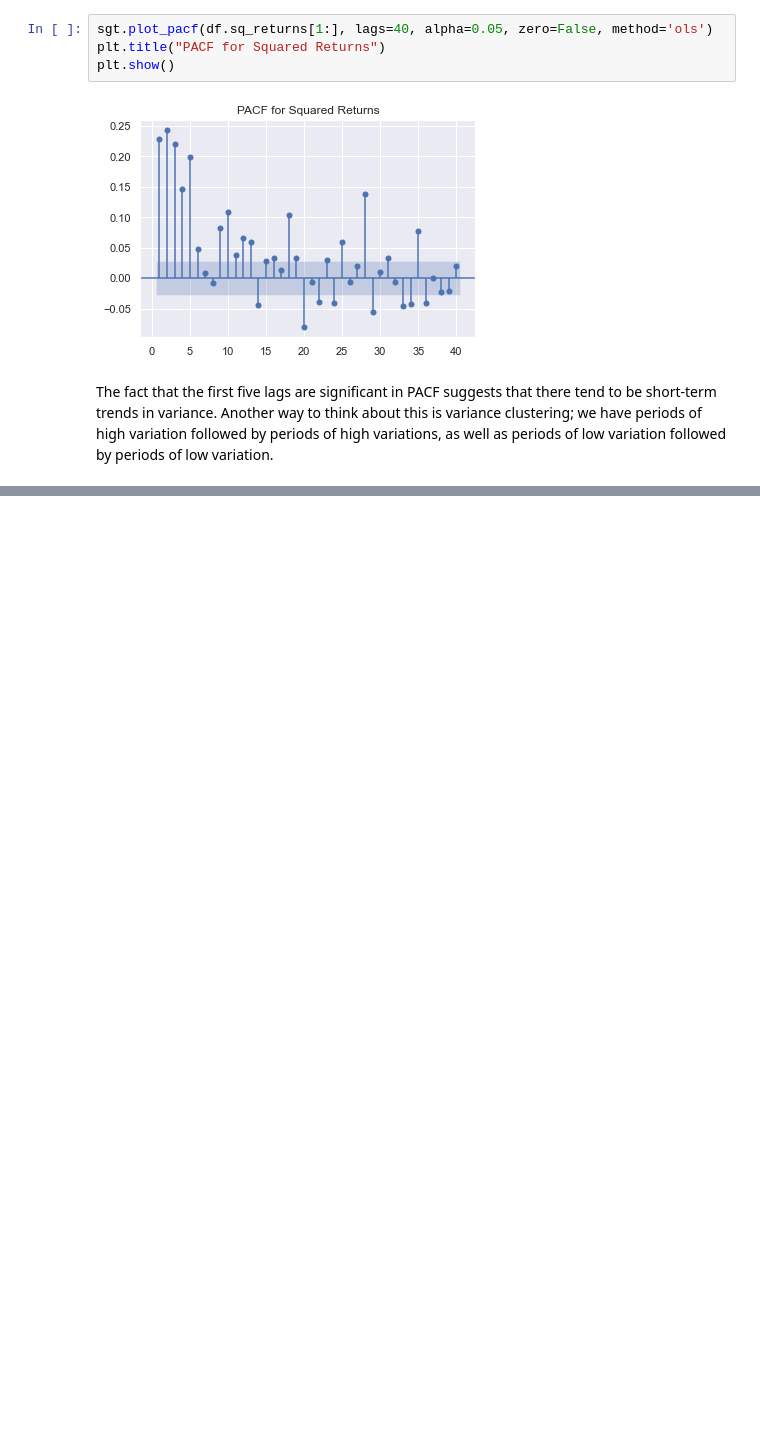
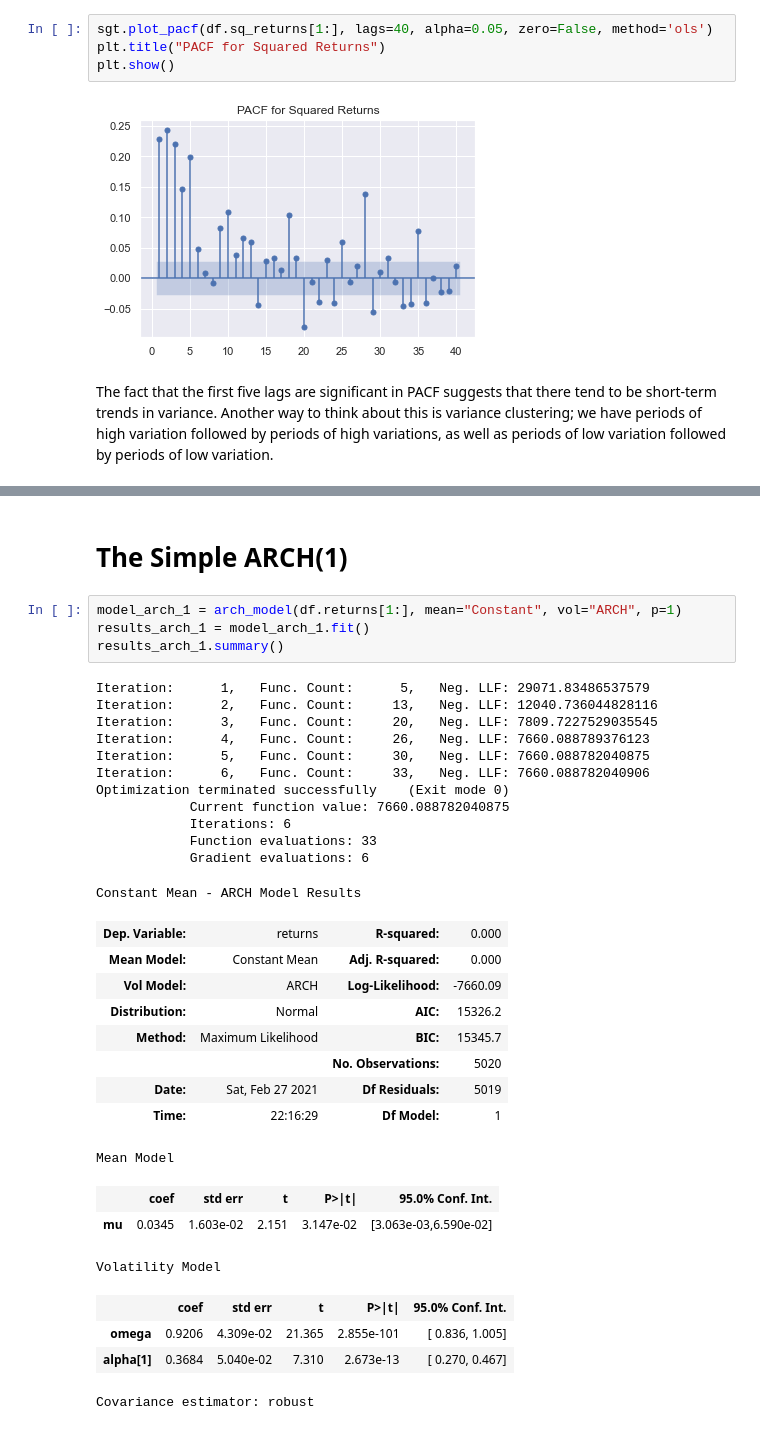
Before and after one commit to mkang32/snp500-analysis, a Jupyter notebook: notebooks/ARCH.ipynb, the cells around one changed output, grey strips where cells are left out. Drawn from its saved outputs; the diff is of its cells as text; blank space fills up the shorter version.

```diff
--- a/notebooks/ARCH.ipynb
+++ b/notebooks/ARCH.ipynb
@@ -97,0 +149,35 @@ The fact that the first five lags are significant in PACF suggests that there te
+# %% [markdown]
+# The Simple ARCH(1)
+# %%
+model_arch_1 = arch_model(df.returns[1:], mean="Constant", vol="ARCH", p=1)
+results_arch_1 = model_arch_1.fit()
+results_arch_1.summary()
+# %% [output]
+Iteration:      1,   Func. Count:      5,   Neg. LLF: 29071.83486537579
+Iteration:      2,   Func. Count:     13,   Neg. LLF: 12040.736044828116
+Iteration:      3,   Func. Count:     20,   Neg. LLF: 7809.7227529035545
+Iteration:      4,   Func. Count:     26,   Neg. LLF: 7660.088789376123
+Iteration:      5,   Func. Count:     30,   Neg. LLF: 7660.088782040875
+Iteration:      6,   Func. Count:     33,   Neg. LLF: 7660.088782040906
+Optimization terminated successfully    (Exit mode 0)
+            Current function value: 7660.088782040875
+            Iterations: 6
+            Function evaluations: 33
+            Gradient evaluations: 6
+Constant Mean - ARCH Model Results
+| Dep. Variable: | returns | R-squared: | 0.000 |
+| Mean Model: | Constant Mean | Adj. R-squared: | 0.000 |
+| Vol Model: | ARCH | Log-Likelihood: | -7660.09 |
+| Distribution: | Normal | AIC: | 15326.2 |
+| Method: | Maximum Likelihood | BIC: | 15345.7 |
+|  |  | No. Observations: | 5020 |
+| Date: | Sat, Feb 27 2021 | Df Residuals: | 5019 |
+| Time: | 22:16:29 | Df Model: | 1 |
+Mean Model
+|  | coef | std err | t | P>|t| | 95.0% Conf. Int. |
+| mu | 0.0345 | 1.603e-02 | 2.151 | 3.147e-02 | [3.063e-03,6.590e-02] |
+Volatility Model
+|  | coef | std err | t | P>|t| | 95.0% Conf. Int. |
+| omega | 0.9206 | 4.309e-02 | 21.365 | 2.855e-101 | [ 0.836, 1.005] |
+| alpha[1] | 0.3684 | 5.040e-02 | 7.310 | 2.673e-13 | [ 0.270, 0.467] |
+Covariance estimator: robust
```
Also changed, not shown: parts of 4 cells of this notebook, 1 other file.
